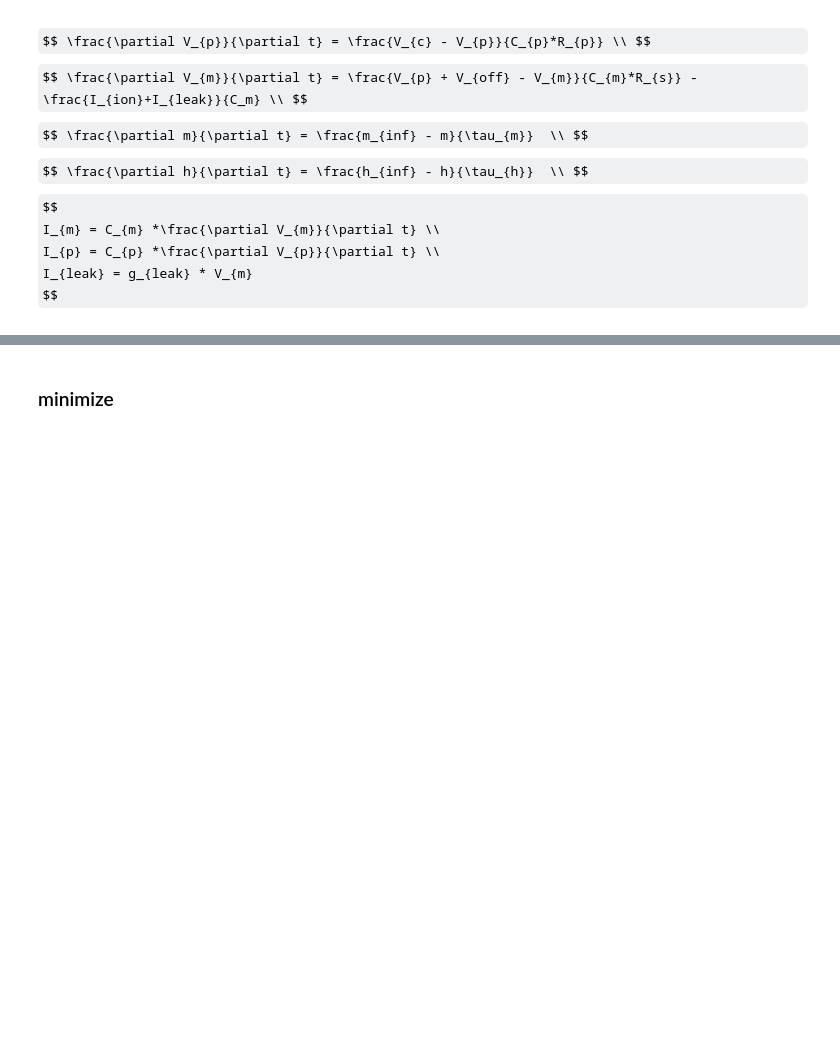
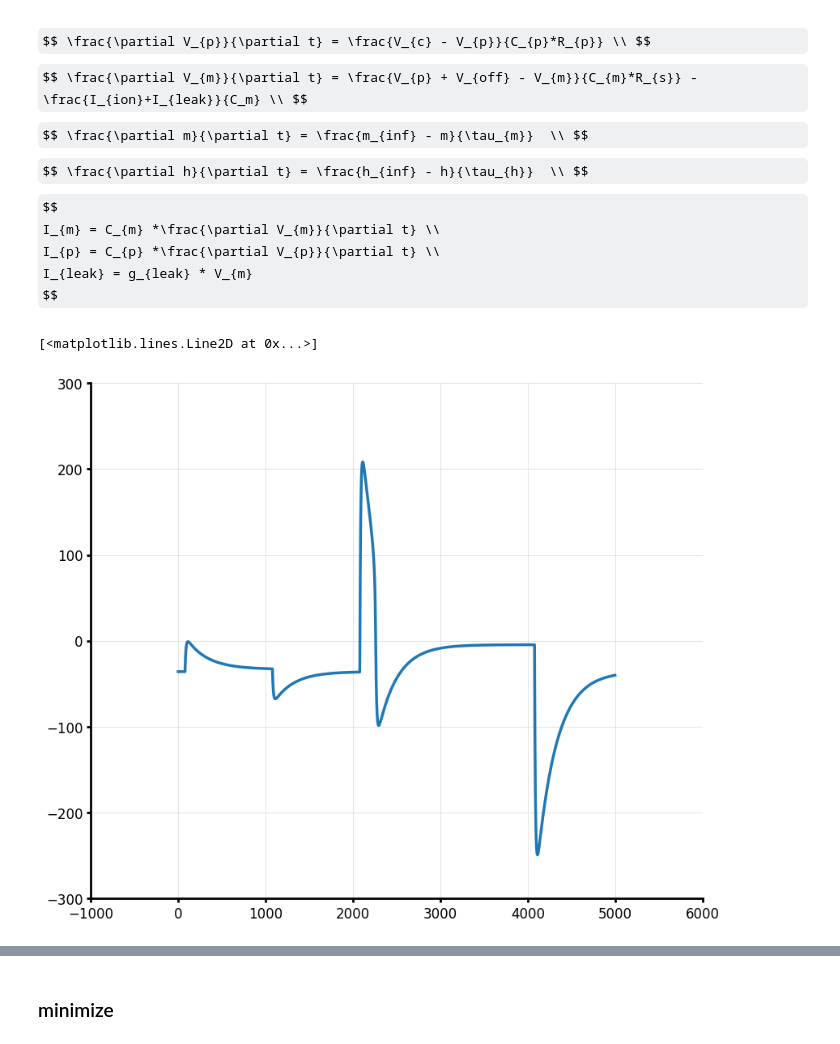
Before and after one commit to humanphysiologylab/INa_full_trace, a Jupyter notebook: notebooks/global_optimization.ipynb, the cells around one changed output, grey strips where cells are left out. Saved outputs shown, nothing was run; the diff lists cells and outputs as text; code cells hidden in the pictures; some formulas as TeX source; blank space fills up the shorter version.

```diff
--- a/notebooks/global_optimization.ipynb
+++ b/notebooks/global_optimization.ipynb
@@ -334,6 +296,11 @@ def log_x(a):
 %matplotlib inline
 #%matplotlib notebook
 plt.style.use('../styles/general.mplstyle')
+# %%
+plt.plot(np.load('data.npy'))
+# %% [output]
+[<matplotlib.lines.Line2D at 0x...>]
+[figure, added]
 # %%
 #p0 = np.array([6e-16, 6e-12, 2e3,  1.6e3,   0.9,   60,  1e-1,   4e2,    0.3,     3,    8e8,   5e3,  13,   2e-1, 11, 52,0.2,0.3,10])
 #x_true = [6e-15, 12e-12, 5e4,  8e-2,   0.3,   60,  1e-3,   4e2,    0.08,     22,    5e8,   1e6,   5e1,   1e-1]
```
Also changed, not shown: parts of 11 cells of this notebook, 2 other files.
